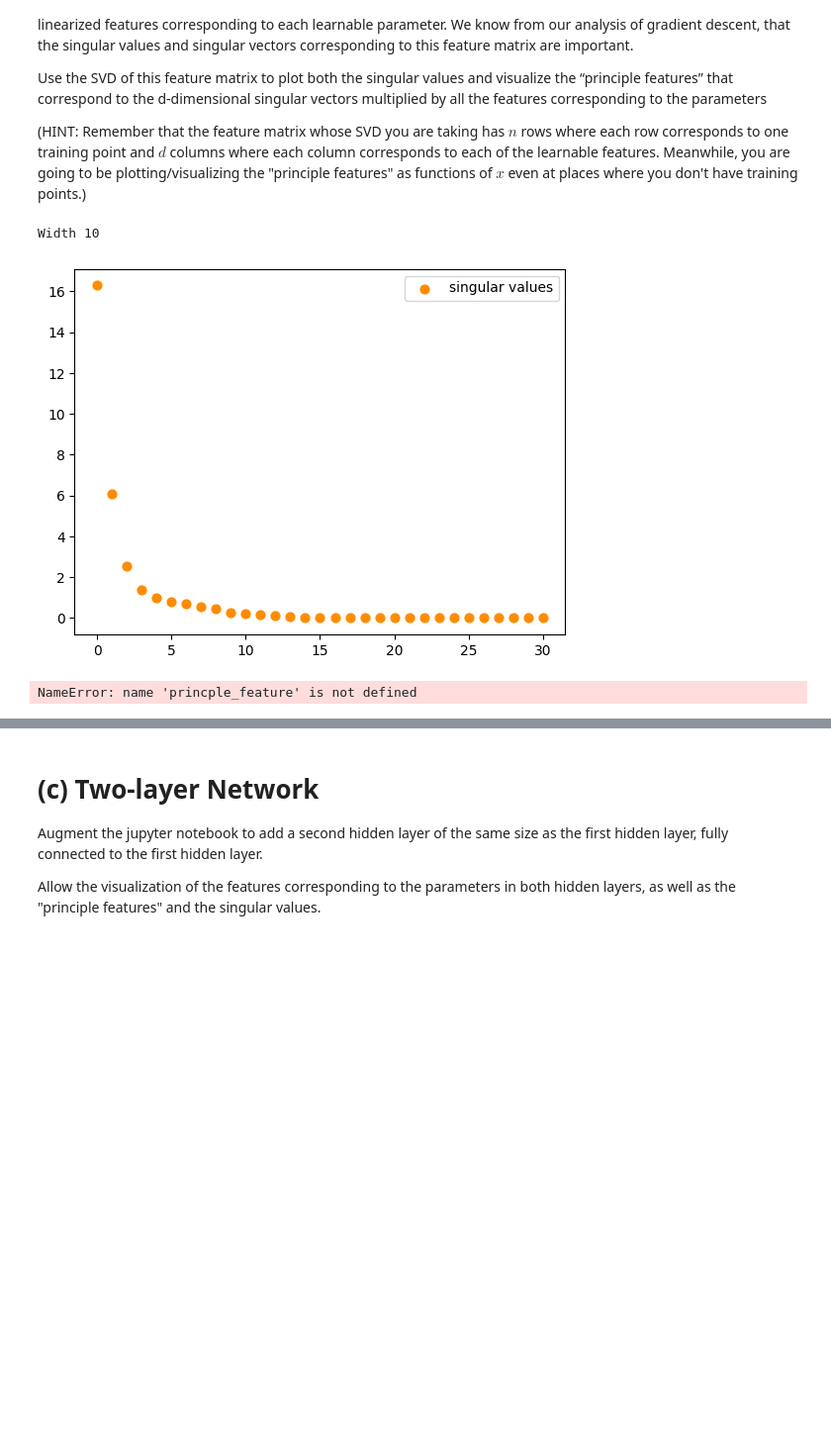
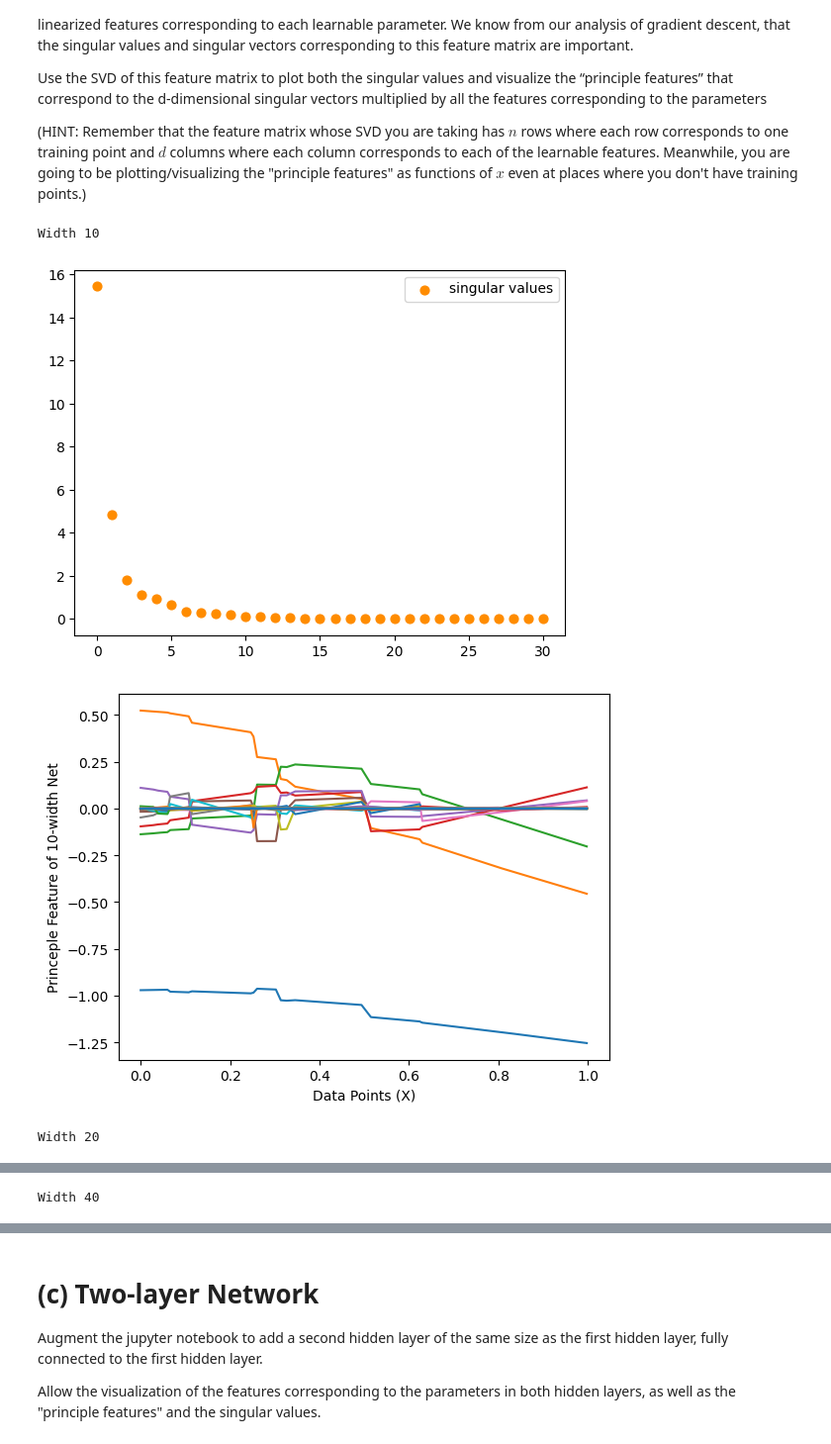
Before and after one commit to StreamSong/SegLab4OfNJU, a Jupyter notebook: hw02/code/q_linearized_features.ipynb, the cells around one changed output, grey strips where cells are left out. Shown at 99% size. Cells and saved outputs as stored; diff of their text form; code cells hidden in the pictures; blank space fills up the shorter version.

```diff
--- a/hw02/code/q_linearized_features.ipynb
+++ b/hw02/code/q_linearized_features.ipynb
@@ -446,46 +446,34 @@ def compute_svd_plot_features(X, y, X_test, y_test, model):
                     gradient_collect[ f'{n}.{w_idx}' ] = {'x':[], 'y': []}
                 gradient_collect[ f'{n}.{w_idx}' ]['y'].append( w_grad.item() )
                 gradient_collect[ f'{n}.{w_idx}' ]['x'].append( x )
 
     feature_matrix = []
     for w_n in gradient_collect:
         feature_matrix.append( gradient_collect[w_n]['y'] )
     feature_matrix = np.array( feature_matrix ).T
 
-    ############################################################################
-    # TODO: Complete the following part to SVD-decompose the feature matrix.
-    #       (1 line)
-    # Hint: the shape of u, s, vh should be [n, d], [d], and [d, d]
-    #       respectively
-    ############################################################################
     u, s, vh = np.linalg.svd(feature_matrix, full_matrices=False)
-    ############################################################################
 
     plt.scatter(np.arange(s.shape[0]), s, c='darkorange', s=40.0, label='singular values')
     plt.legend()
     plt.show()
 
-    # Construct more training matrix
-    ############################################################################
-    # TODO: Complete the following part to compute the pricipal feature
-    #       (1 line)
-    ############################################################################
-    # (YOUR CODE HERE)
-    ############################################################################
+    princple_feature = feature_matrix @ vh.T
 
 
     for w_idx in range(feature_matrix.shape[1]):
         plt.plot( X, princple_feature.T[w_idx] )
 
     plt.xlabel('Data Points (X)')
     plt.ylabel(f'Princeple Feature of {width}-width Net')
     plt.show()
 
 for w in widths:
     net = nets_by_size[w]['net']
     print("Width", w)
     compute_svd_plot_features(X, y, X_test, y_test, net)
 # %% [output]
 Width 10
-[figure, old version]
+[figure, new version]
+[figure, added]
-NameError: name 'princple_feature' is not defined
+Width 20
@@ -491,0 +482 @@ NameError: name 'princple_feature' is not defined
+Width 40
```
Also changed, not shown: parts of 6 cells of this notebook.
